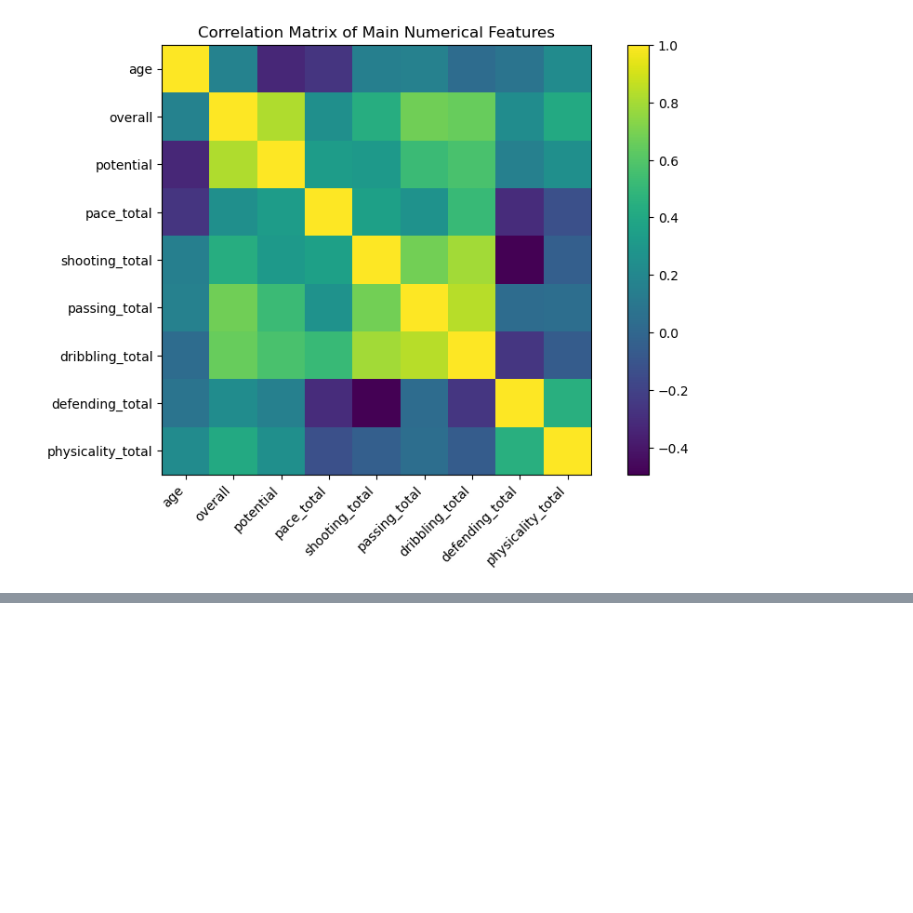
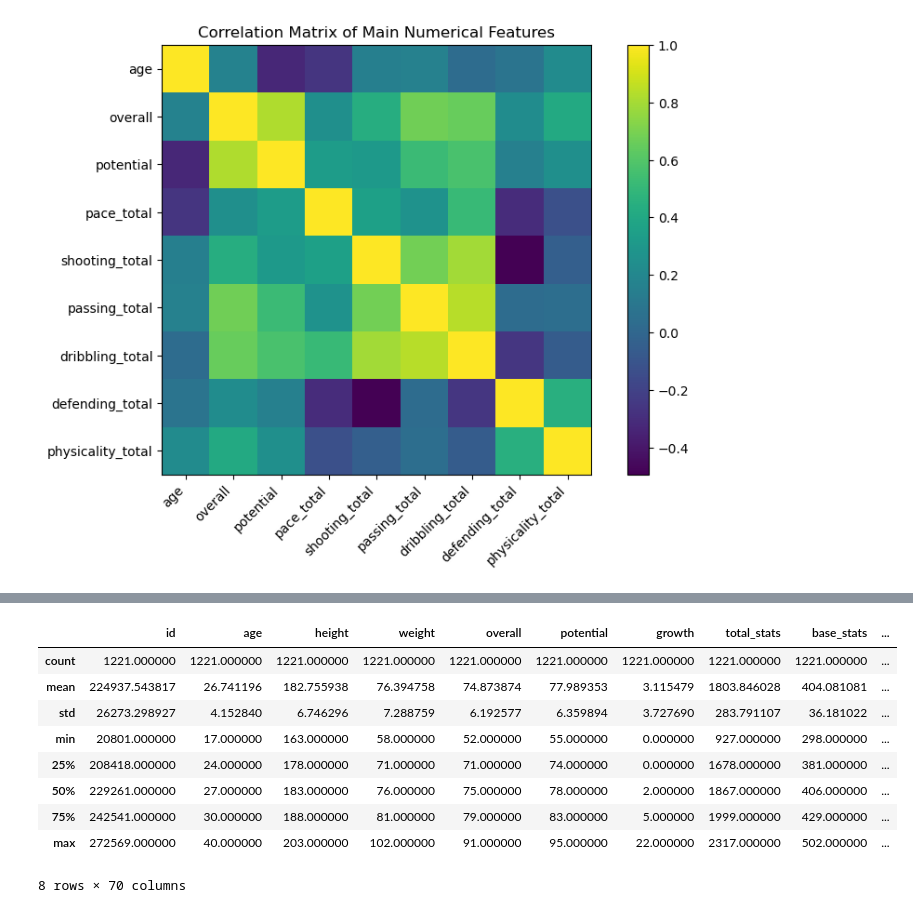
Before and after one commit to Loukas89/ML-FIFA-Analysis-Regression-Classification-Clustering-, a Jupyter notebook: Classification.ipynb, the cells around one changed output, grey strips where cells are left out. Drawn from its saved outputs; the diff is of its cells as text; code cells hidden in the pictures; blank space fills up the shorter version.

```diff
--- a/Classification.ipynb
+++ b/Classification.ipynb
@@ -314,0 +321,14 @@ plt.show()
+# %%
+# Περιγραφικά στατιστικά για όλες τις αριθμητικές στήλες
+df.describe()
+# %% [output]
+|  | id | age | height | weight | overall | potential | growth | total_stats | base_stats | ... |
+| count | 1221.000000 | 1221.000000 | 1221.000000 | 1221.000000 | 1221.000000 | 1221.000000 | 1221.000000 | 1221.000000 | 1221.000000 | ... |
+| mean | 224937.543817 | 26.741196 | 182.755938 | 76.394758 | 74.873874 | 77.989353 | 3.115479 | 1803.846028 | 404.081081 | ... |
+| std | 26273.298927 | 4.152840 | 6.746296 | 7.288759 | 6.192577 | 6.359894 | 3.727690 | 283.791107 | 36.181022 | ... |
+| min | 20801.000000 | 17.000000 | 163.000000 | 58.000000 | 52.000000 | 55.000000 | 0.000000 | 927.000000 | 298.000000 | ... |
+| 25% | 208418.000000 | 24.000000 | 178.000000 | 71.000000 | 71.000000 | 74.000000 | 0.000000 | 1678.000000 | 381.000000 | ... |
+| 50% | 229261.000000 | 27.000000 | 183.000000 | 76.000000 | 75.000000 | 78.000000 | 2.000000 | 1867.000000 | 406.000000 | ... |
+| 75% | 242541.000000 | 30.000000 | 188.000000 | 81.000000 | 79.000000 | 83.000000 | 5.000000 | 1999.000000 | 429.000000 | ... |
+| max | 272569.000000 | 40.000000 | 203.000000 | 102.000000 | 91.000000 | 95.000000 | 22.000000 | 2317.000000 | 502.000000 | ... |
+8 rows × 70 columns
```
Also changed, not shown: parts of 6 cells of this notebook, 1 other file.
